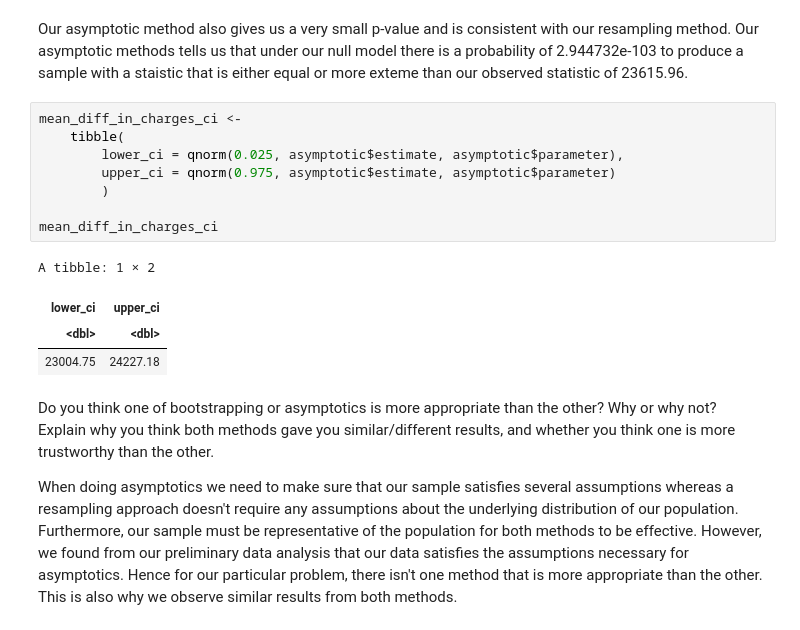
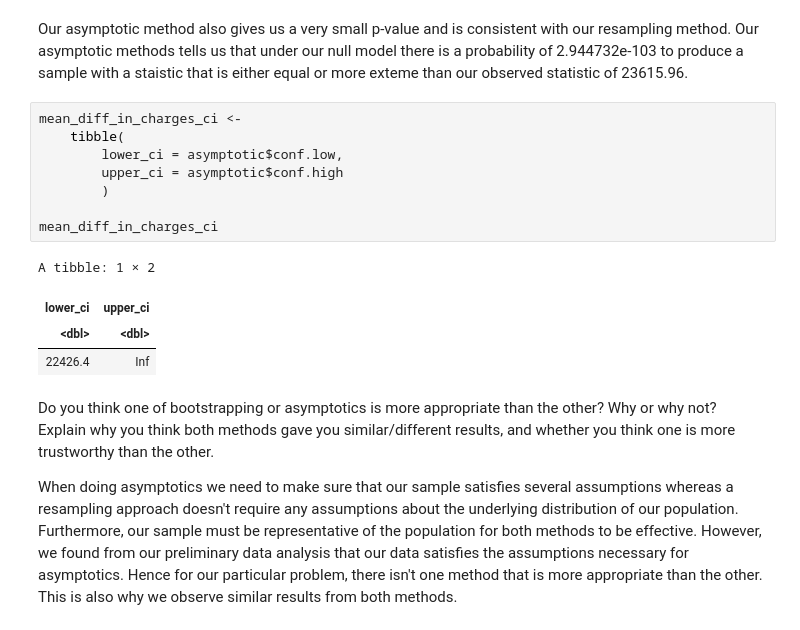
Before and after one commit to Yuji03b/STAT-201-GROUP-1, a Jupyter notebook: report.ipynb, the cells around one changed output. Cells and saved outputs as stored; diff of their text form.

```diff
--- a/report.ipynb
+++ b/report.ipynb
@@ -279,16 +278,16 @@ Our asymptotic method also gives us a very small p-value and is consistent with
 # %%
 mean_diff_in_charges_ci <-
     tibble(
-        lower_ci = qnorm(0.025, asymptotic$estimate, asymptotic$parameter),
-        upper_ci = qnorm(0.975, asymptotic$estimate, asymptotic$parameter)
+        lower_ci = asymptotic$conf.low,
+        upper_ci = asymptotic$conf.high
         )
 
 mean_diff_in_charges_ci
 # %% [output]
 A tibble: 1 × 2
 | lower_ci | upper_ci |
 | <dbl> | <dbl> |
-| 23004.75 | 24227.18 |
+| 22426.4 | Inf |
 # %% [markdown]
 Do you think one of bootstrapping or asymptotics is more appropriate than the other? Why or why not? Explain why you think both methods gave you similar/different results, and whether you think one is more trustworthy than the other.
 
```
Also changed, not shown: parts of 1 cell of this notebook.
